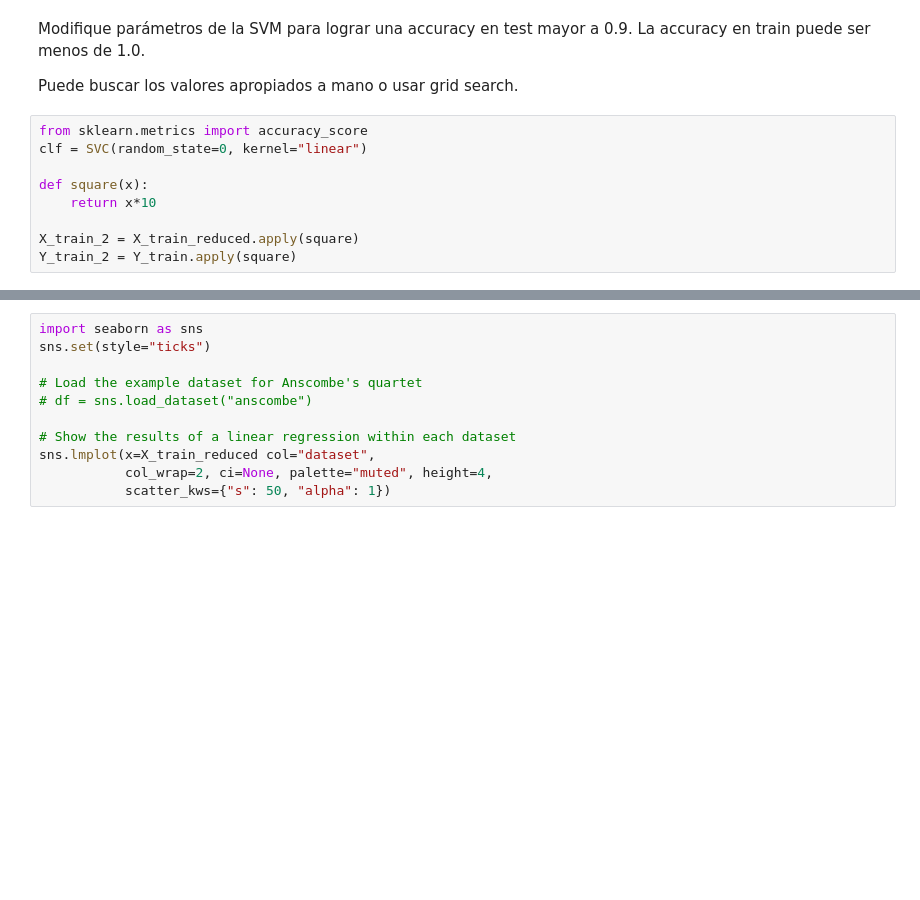
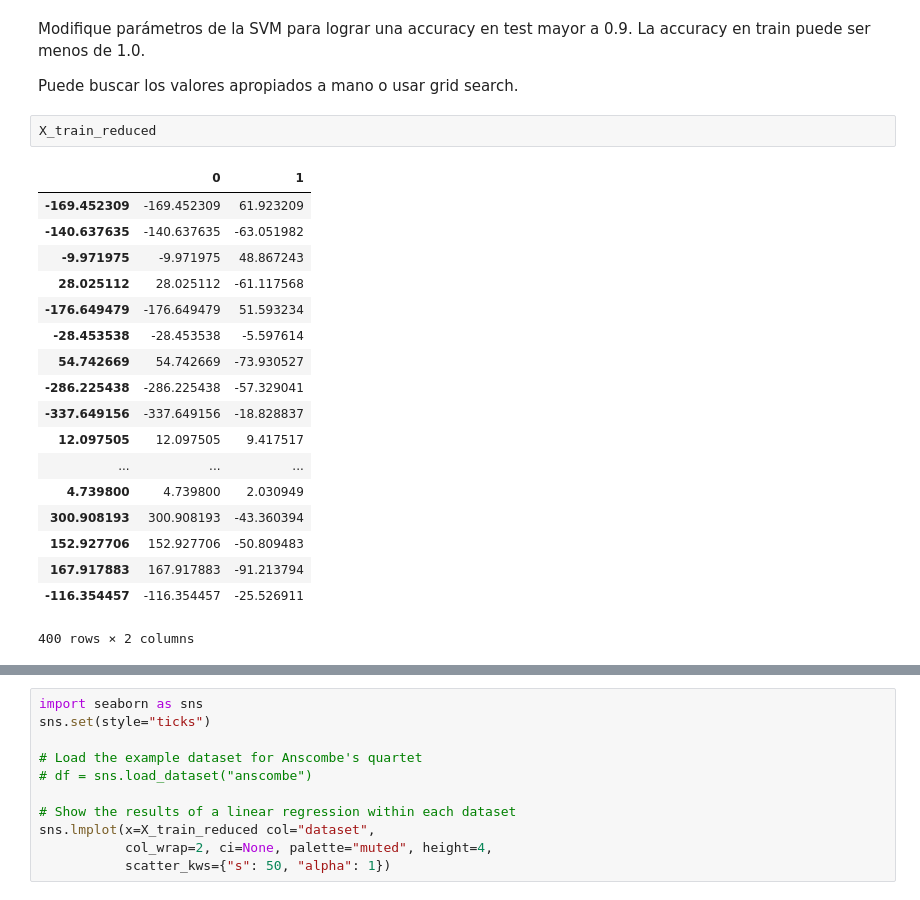
Before and after one commit to david-gonzalez/diplodatos, a Jupyter notebook: aprendizaje_supervisado/entregables/lab1.ipynb, the cells around one changed output, grey strips where cells are left out. Saved outputs shown, nothing was run; the diff lists cells and outputs as text; blank space fills up the shorter version.

```diff
--- a/aprendizaje_supervisado/entregables/lab1.ipynb
+++ b/aprendizaje_supervisado/entregables/lab1.ipynb
@@ -145,12 +193,24 @@ Modifique parámetros de la SVM para lograr una accuracy en test mayor a 0.9.
 La accuracy en train puede ser menos de 1.0.
 
 Puede buscar los valores apropiados a mano o usar grid search.
-# %%
-from sklearn.metrics import accuracy_score
-clf = SVC(random_state=0, kernel="linear")
-
-def square(x):
-    return x*10
-
-X_train_2 = X_train_reduced.apply(square)
-Y_train_2 = Y_train.apply(square)
+# %%
+X_train_reduced
+# %% [output]
+|  | 0 | 1 |
+| -169.452309 | -169.452309 | 61.923209 |
+| -140.637635 | -140.637635 | -63.051982 |
+| -9.971975 | -9.971975 | 48.867243 |
+| 28.025112 | 28.025112 | -61.117568 |
+| -176.649479 | -176.649479 | 51.593234 |
+| -28.453538 | -28.453538 | -5.597614 |
+| 54.742669 | 54.742669 | -73.930527 |
+| -286.225438 | -286.225438 | -57.329041 |
+| -337.649156 | -337.649156 | -18.828837 |
+| 12.097505 | 12.097505 | 9.417517 |
+| ... | ... | ... |
+| 4.739800 | 4.739800 | 2.030949 |
+| 300.908193 | 300.908193 | -43.360394 |
+| 152.927706 | 152.927706 | -50.809483 |
+| 167.917883 | 167.917883 | -91.213794 |
+| -116.354457 | -116.354457 | -25.526911 |
+400 rows × 2 columns
```
Also changed, not shown: parts of 15 cells of this notebook.
